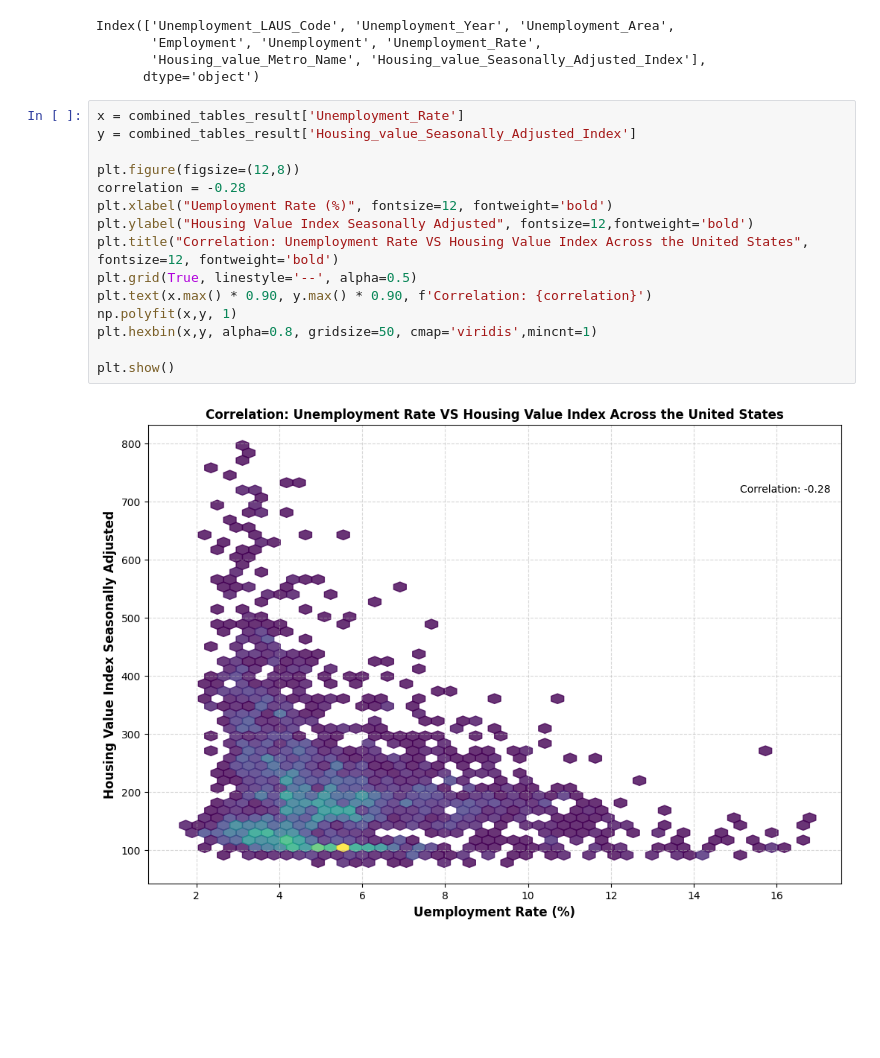
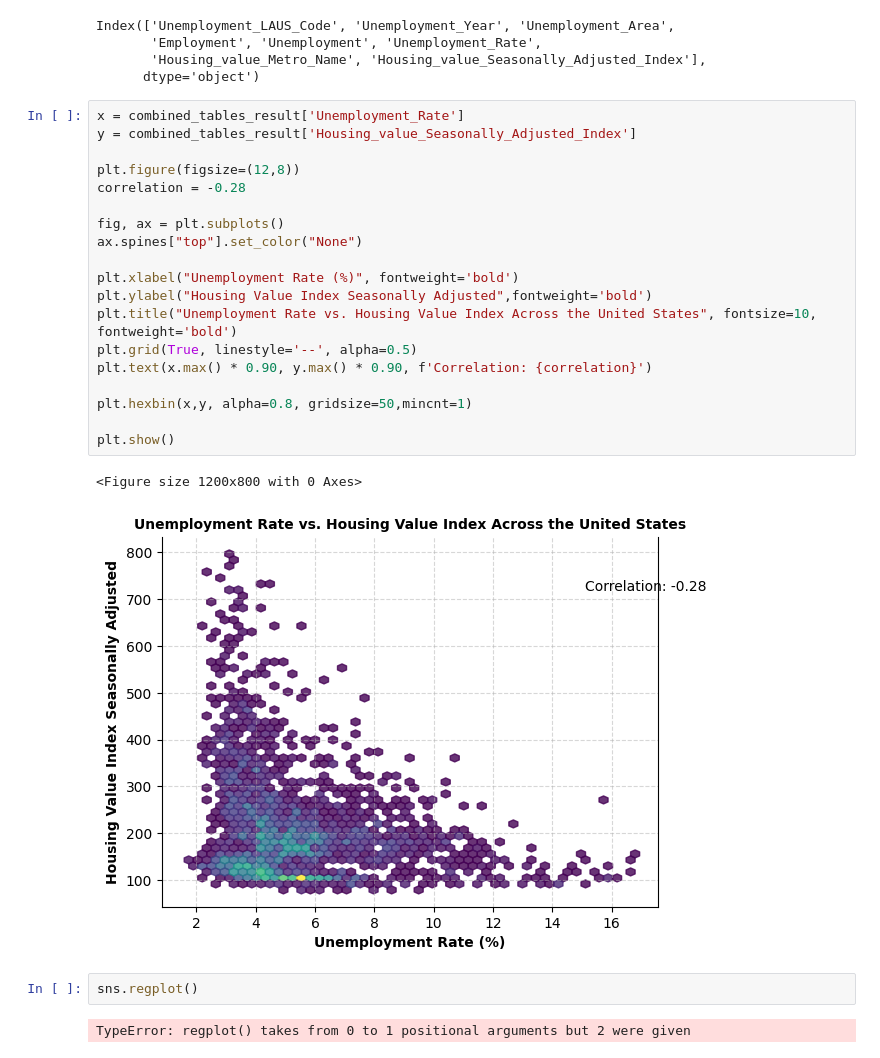
Before and after one commit to denglish-w/the-correlation-between-housing-value-and-unemployment-in-the-united-states, a Jupyter notebook: presentation.ipynb, the cells around one changed output. Saved outputs shown, nothing was run; the diff lists cells and outputs as text; blank space fills up the shorter version.

```diff
--- a/presentation.ipynb
+++ b/presentation.ipynb
@@ -82,17 +83,26 @@ Index(['Unemployment_LAUS_Code', 'Unemployment_Year', 'Unemployment_Area',
 # %%
 x = combined_tables_result['Unemployment_Rate']
 y = combined_tables_result['Housing_value_Seasonally_Adjusted_Index']
 
 plt.figure(figsize=(12,8))
 correlation = -0.28
-plt.xlabel("Uemployment Rate (%)", fontsize=12, fontweight='bold')
-plt.ylabel("Housing Value Index Seasonally Adjusted", fontsize=12,fontweight='bold')
-plt.title("Correlation: Unemployment Rate VS Housing Value Index Across the United States", fontsize=12, fontweight='bold')
+
+fig, ax = plt.subplots()
+ax.spines["top"].set_color("None")
+
+plt.xlabel("Unemployment Rate (%)", fontweight='bold')
+plt.ylabel("Housing Value Index Seasonally Adjusted",fontweight='bold')
+plt.title("Unemployment Rate vs. Housing Value Index Across the United States", fontsize=10, fontweight='bold')
 plt.grid(True, linestyle='--', alpha=0.5)
 plt.text(x.max() * 0.90, y.max() * 0.90, f'Correlation: {correlation}')
-np.polyfit(x,y, 1)
-plt.hexbin(x,y, alpha=0.8, gridsize=50, cmap='viridis',mincnt=1)
+
+plt.hexbin(x,y, alpha=0.8, gridsize=50,mincnt=1)
 
 plt.show()
 # %% [output]
+<Figure size 1200x800 with 0 Axes>
-[figure, old version]
+[figure, new version]
+# %%
+sns.regplot()
+# %% [output]
+TypeError: regplot() takes from 0 to 1 positional arguments but 2 were given
```
Also changed, not shown: parts of 1 cell of this notebook, 4 other files.
